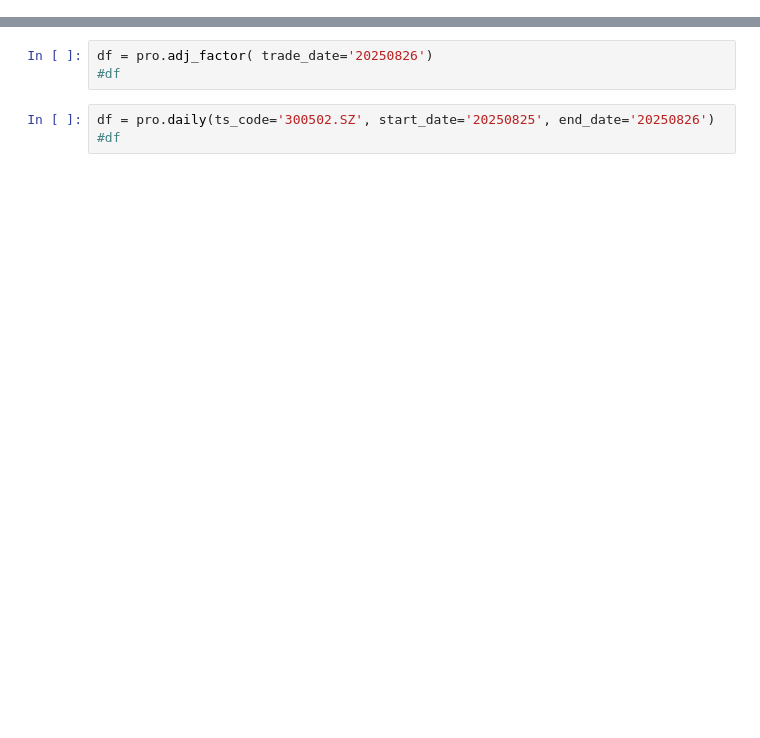
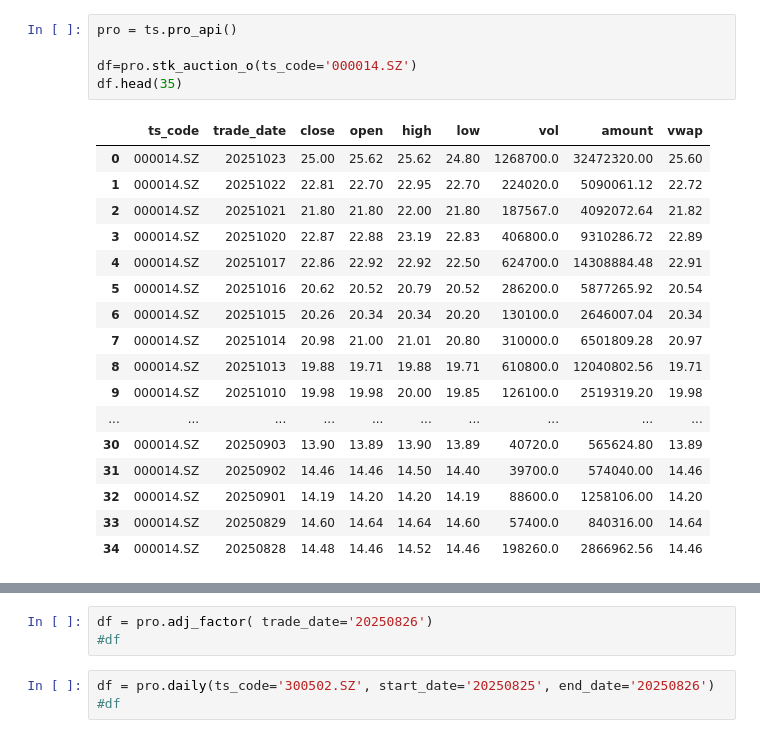
Before and after one commit to fffyyzhang/quant_data, a Jupyter notebook: jupyter/test_tushare.ipynb, the cells around one changed output, grey strips where cells are left out. Cells and saved outputs as stored; diff of their text form; blank space fills up the shorter version.

```diff
--- a/jupyter/test_tushare.ipynb
+++ b/jupyter/test_tushare.ipynb
@@ -8,0 +91,23 @@ from utils.config import *
+# %%
+pro = ts.pro_api()
+
+df=pro.stk_auction_o(ts_code='000014.SZ')
+df.head(35)
+# %% [output]
+|  | ts_code | trade_date | close | open | high | low | vol | amount | vwap |
+| 0 | 000014.SZ | 20251023 | 25.00 | 25.62 | 25.62 | 24.80 | 1268700.0 | 32472320.00 | 25.60 |
+| 1 | 000014.SZ | 20251022 | 22.81 | 22.70 | 22.95 | 22.70 | 224020.0 | 5090061.12 | 22.72 |
+| 2 | 000014.SZ | 20251021 | 21.80 | 21.80 | 22.00 | 21.80 | 187567.0 | 4092072.64 | 21.82 |
+| 3 | 000014.SZ | 20251020 | 22.87 | 22.88 | 23.19 | 22.83 | 406800.0 | 9310286.72 | 22.89 |
+| 4 | 000014.SZ | 20251017 | 22.86 | 22.92 | 22.92 | 22.50 | 624700.0 | 14308884.48 | 22.91 |
+| 5 | 000014.SZ | 20251016 | 20.62 | 20.52 | 20.79 | 20.52 | 286200.0 | 5877265.92 | 20.54 |
+| 6 | 000014.SZ | 20251015 | 20.26 | 20.34 | 20.34 | 20.20 | 130100.0 | 2646007.04 | 20.34 |
+| 7 | 000014.SZ | 20251014 | 20.98 | 21.00 | 21.01 | 20.80 | 310000.0 | 6501809.28 | 20.97 |
+| 8 | 000014.SZ | 20251013 | 19.88 | 19.71 | 19.88 | 19.71 | 610800.0 | 12040802.56 | 19.71 |
+| 9 | 000014.SZ | 20251010 | 19.98 | 19.98 | 20.00 | 19.85 | 126100.0 | 2519319.20 | 19.98 |
+| ... | ... | ... | ... | ... | ... | ... | ... | ... | ... |
+| 30 | 000014.SZ | 20250903 | 13.90 | 13.89 | 13.90 | 13.89 | 40720.0 | 565624.80 | 13.89 |
+| 31 | 000014.SZ | 20250902 | 14.46 | 14.46 | 14.50 | 14.40 | 39700.0 | 574040.00 | 14.46 |
+| 32 | 000014.SZ | 20250901 | 14.19 | 14.20 | 14.20 | 14.19 | 88600.0 | 1258106.00 | 14.20 |
+| 33 | 000014.SZ | 20250829 | 14.60 | 14.64 | 14.64 | 14.60 | 57400.0 | 840316.00 | 14.64 |
+| 34 | 000014.SZ | 20250828 | 14.48 | 14.46 | 14.52 | 14.46 | 198260.0 | 2866962.56 | 14.46 |
```
Also changed, not shown: parts of 11 cells of this notebook, 10 other files.
